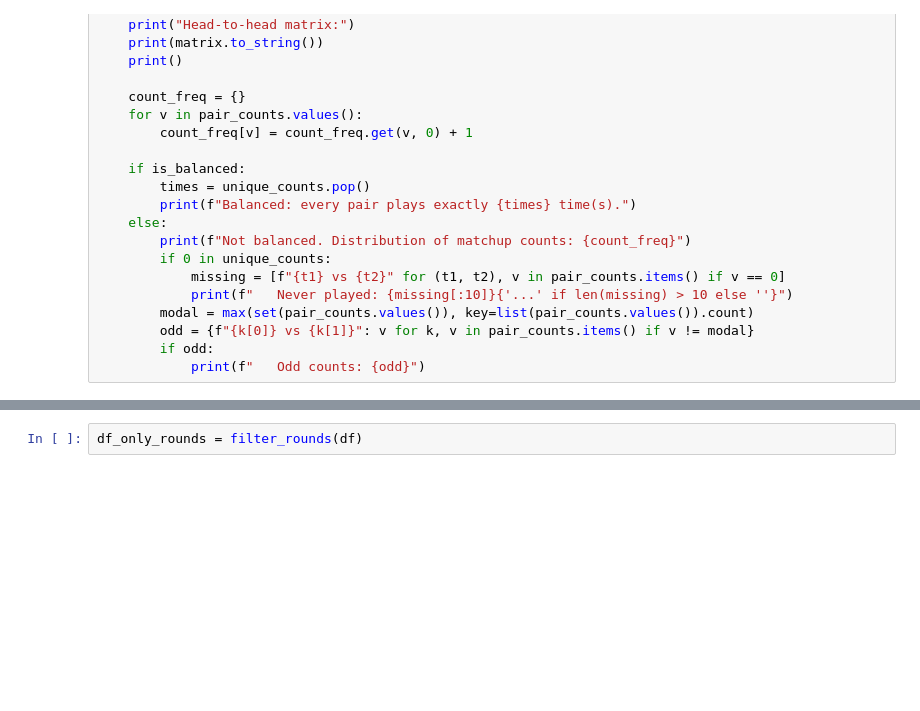
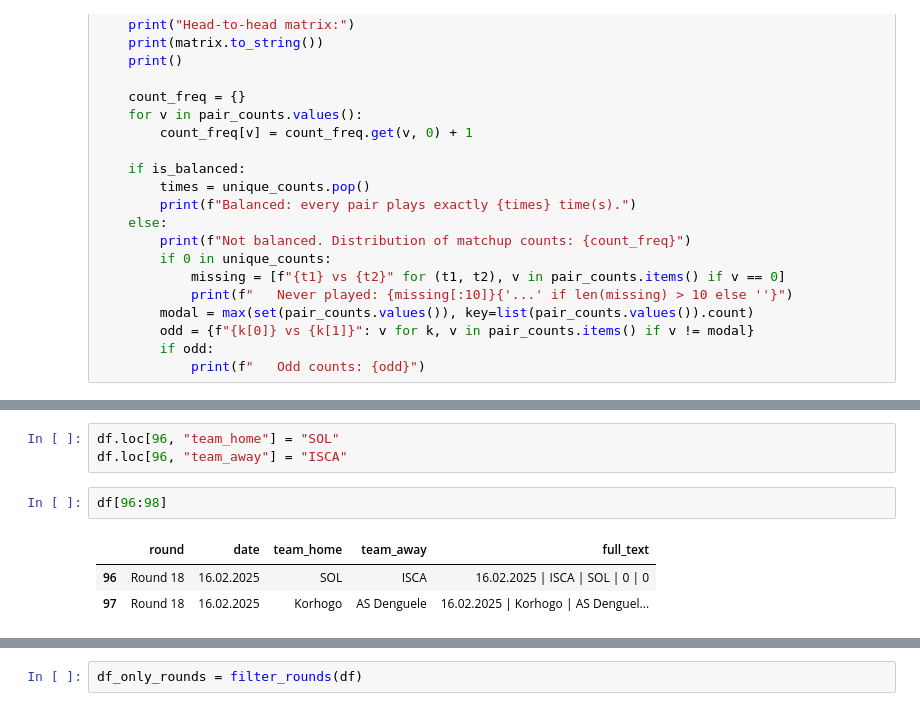
Before and after one commit to simon-cosyns/soccer_schedules_around_the_world, a Jupyter notebook: inspect_data.ipynb, the cells around one changed output, grey strips where cells are left out. Drawn from its saved outputs; the diff is of its cells as text; blank space fills up the shorter version.

```diff
--- a/inspect_data.ipynb
+++ b/inspect_data.ipynb
@@ -163,0 +193,9 @@ Not balanced. Distribution of matchup counts: {np.int64(1): 85, np.int64(2): 70,
+# %%
+df.loc[96, "team_home"] = "SOL"
+df.loc[96, "team_away"] = "ISCA"
+# %%
+df[96:98]
+# %% [output]
+|  | round | date | team_home | team_away | full_text |
+| 96 | Round 18 | 16.02.2025 | SOL | ISCA | 16.02.2025 | ISCA | SOL | 0 | 0 |
+| 97 | Round 18 | 16.02.2025 | Korhogo | AS Denguele | 16.02.2025 | Korhogo | AS Denguel... |
```
Also changed, not shown: parts of 6 cells of this notebook, 2 other files.
